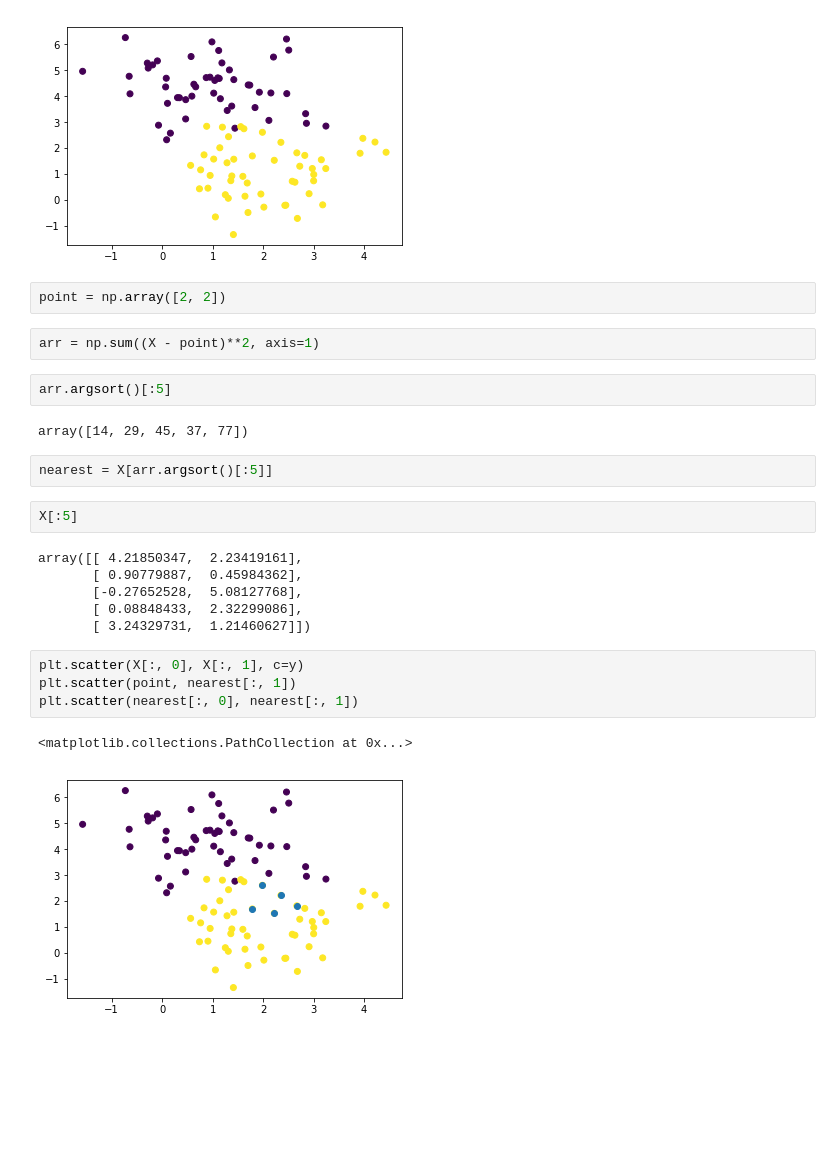
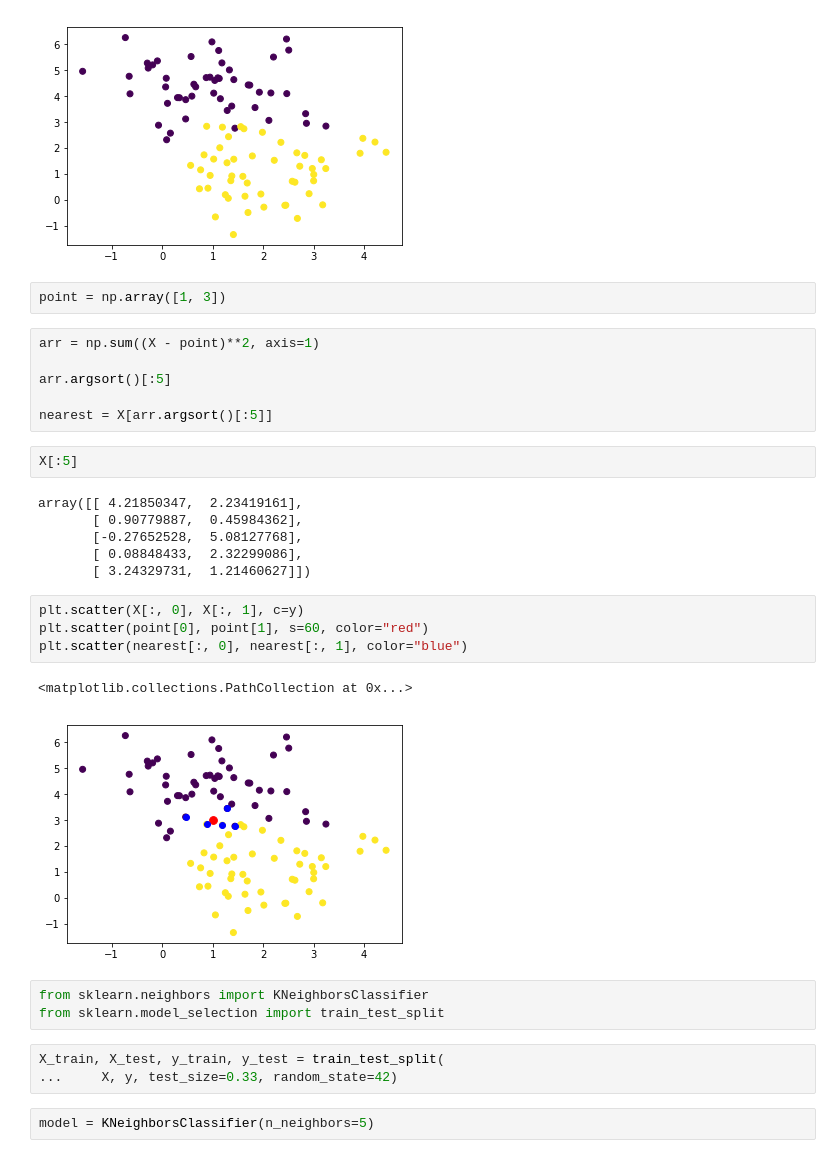
Before and after one commit to coding-blocks-archives/Data-Noida-2020-Train, a Jupyter notebook: lecture_30/Untitled.ipynb, the cells around one changed output. Drawn from its saved outputs; the diff is of its cells as text; blank space fills up the shorter version.

```diff
--- a/lecture_30/Untitled.ipynb
+++ b/lecture_30/Untitled.ipynb
@@ -11,15 +11,13 @@ plt.scatter(X[:, 0], X[:, 1], c=y)
 <matplotlib.collections.PathCollection at 0x...>
 [figure]
 # %%
-point = np.array([2, 2])
+point = np.array([1, 3])
 # %%
 arr = np.sum((X - point)**2, axis=1)
+
+arr.argsort()[:5]
+
+nearest = X[arr.argsort()[:5]]
-# %%
-arr.argsort()[:5]
-# %% [output]
-array([14, 29, 45, 37, 77])
-# %%
-nearest = X[arr.argsort()[:5]]
 # %%
 X[:5]
 # %% [output]
@@ -30,8 +28,16 @@ array([[ 4.21850347,  2.23419161],
        [ 3.24329731,  1.21460627]])
 # %%
 plt.scatter(X[:, 0], X[:, 1], c=y)
-plt.scatter(point, nearest[:, 1])
-plt.scatter(nearest[:, 0], nearest[:, 1])
+plt.scatter(point[0], point[1], s=60, color="red")
+plt.scatter(nearest[:, 0], nearest[:, 1], color="blue")
 # %% [output]
 <matplotlib.collections.PathCollection at 0x...>
-[figure, old version]
+[figure, new version]
+# %%
+from sklearn.neighbors import KNeighborsClassifier
+from sklearn.model_selection import train_test_split
+# %%
+X_train, X_test, y_train, y_test = train_test_split(
+...     X, y, test_size=0.33, random_state=42)
+# %%
+model = KNeighborsClassifier(n_neighbors=5)
```
Also changed, not shown: parts of 7 cells of this notebook, 3 other files.
